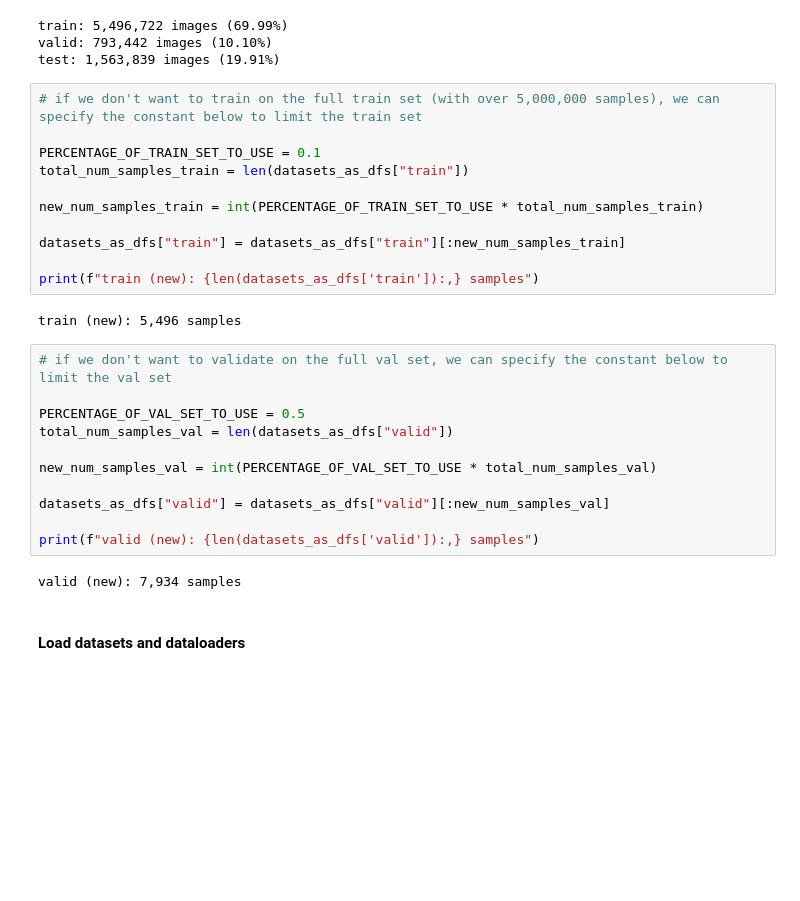
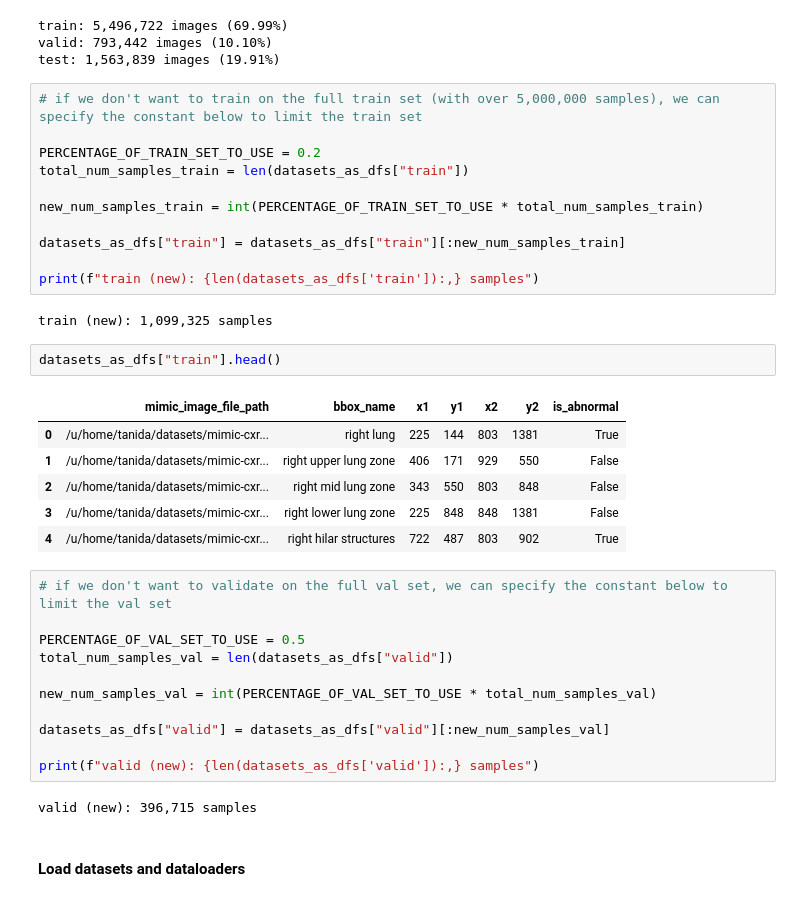
Before and after one commit to ttanida/rgrg, a Jupyter notebook: src/encoder/train_and_test_encoder_model.ipynb, the cells around one changed output. Drawn from its saved outputs; the diff is of its cells as text; blank space fills up the shorter version.

Commit message:
Save current training notebook

```diff
--- a/src/encoder/train_and_test_encoder_model.ipynb
+++ b/src/encoder/train_and_test_encoder_model.ipynb
@@ -70,7 +70,7 @@ test: 1,563,839 images (19.91%)
 # %%
 # if we don't want to train on the full train set (with over 5,000,000 samples), we can specify the constant below to limit the train set
 
-PERCENTAGE_OF_TRAIN_SET_TO_USE = 0.1
+PERCENTAGE_OF_TRAIN_SET_TO_USE = 0.2
 total_num_samples_train = len(datasets_as_dfs["train"])
 
 new_num_samples_train = int(PERCENTAGE_OF_TRAIN_SET_TO_USE * total_num_samples_train)
@@ -79,7 +79,16 @@ datasets_as_dfs["train"] = datasets_as_dfs["train"][:new_num_samples_train]
 
 print(f"train (new): {len(datasets_as_dfs['train']):,} samples")
 # %% [output]
-train (new): 5,496 samples
+train (new): 1,099,325 samples
+# %%
+datasets_as_dfs["train"].head()
+# %% [output]
+|  | mimic_image_file_path | bbox_name | x1 | y1 | x2 | y2 | is_abnormal |
+| 0 | /u/home/tanida/datasets/mimic-cxr... | right lung | 225 | 144 | 803 | 1381 | True |
+| 1 | /u/home/tanida/datasets/mimic-cxr... | right upper lung zone | 406 | 171 | 929 | 550 | False |
+| 2 | /u/home/tanida/datasets/mimic-cxr... | right mid lung zone | 343 | 550 | 803 | 848 | False |
+| 3 | /u/home/tanida/datasets/mimic-cxr... | right lower lung zone | 225 | 848 | 848 | 1381 | False |
+| 4 | /u/home/tanida/datasets/mimic-cxr... | right hilar structures | 722 | 487 | 803 | 902 | True |
 # %%
 # if we don't want to validate on the full val set, we can specify the constant below to limit the val set
 
@@ -92,7 +101,7 @@ datasets_as_dfs["valid"] = datasets_as_dfs["valid"][:new_num_samples_val]
 
 print(f"valid (new): {len(datasets_as_dfs['valid']):,} samples")
 # %% [output]
-valid (new): 7,934 samples
+valid (new): 396,715 samples
 # %% [markdown]
 #### Load datasets and dataloaders
 # %%
```
Also changed, not shown: parts of 6 cells of this notebook.
